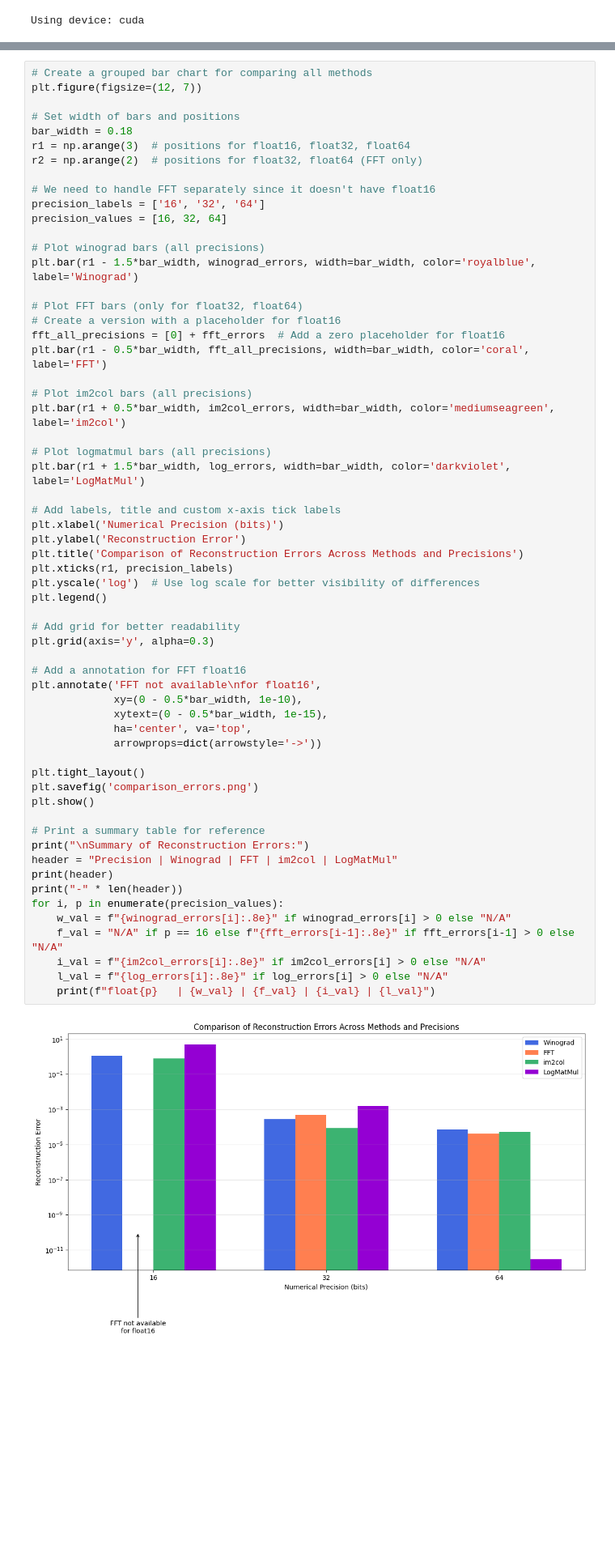
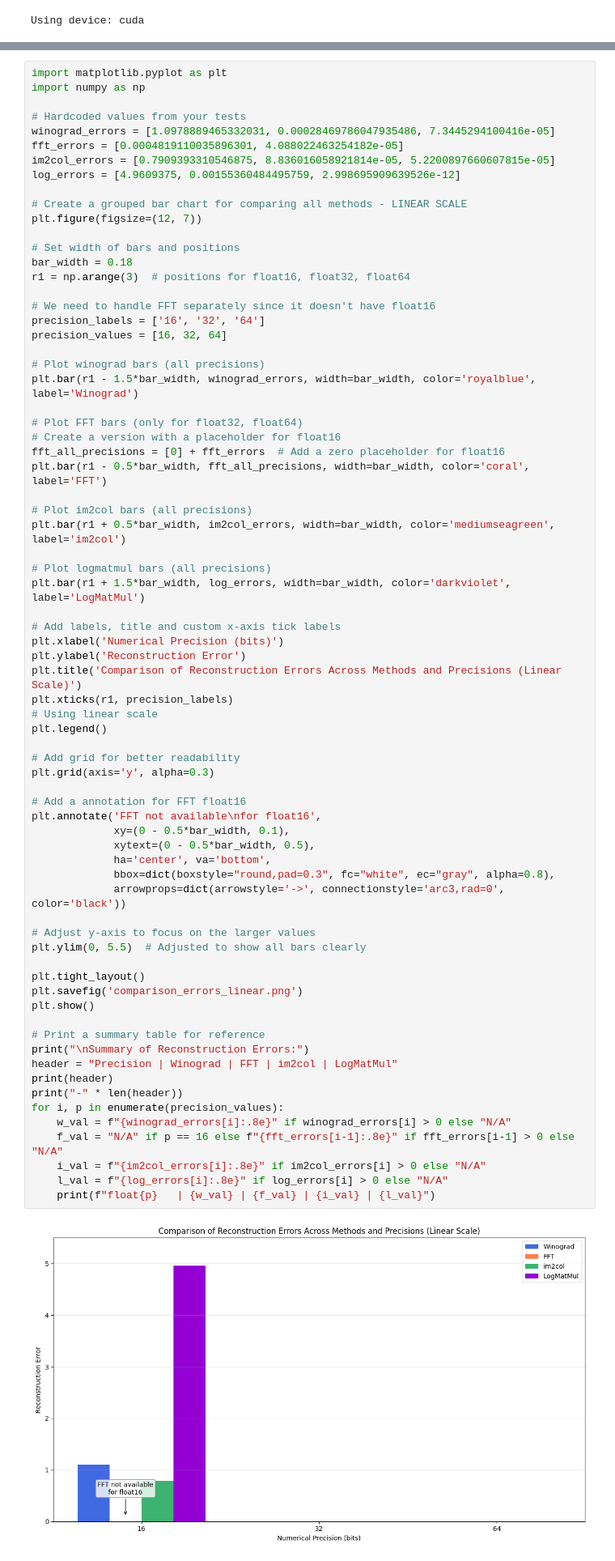
Before and after one commit to AaronGoldblatt/efficient-neural-network-numerics, a Jupyter notebook: 1-numerical_precision.ipynb, the cells around one changed output, grey strips where cells are left out. Shown at 81% size. Cells and saved outputs as stored; diff of their text form; blank space fills up the shorter version.

Commit message:
Part 3: Added line graphs for each method and fixed non log comparison bar graph

```diff
--- a/1-numerical_precision.ipynb
+++ b/1-numerical_precision.ipynb
@@ -482,11 +696,19 @@ plt.show()
 # %%
-# Create a grouped bar chart for comparing all methods
+import matplotlib.pyplot as plt
+import numpy as np
+
+# Hardcoded values from your tests
+winograd_errors = [1.0978889465332031, 0.00028469786047935486, 7.3445294100416e-05]
+fft_errors = [0.0004819110035896301, 4.088022463254182e-05]
+im2col_errors = [0.7909393310546875, 8.836016058921814e-05, 5.2200897660607815e-05]
+log_errors = [4.9609375, 0.00155360484495759, 2.998695909639526e-12]
+
+# Create a grouped bar chart for comparing all methods - LINEAR SCALE
 plt.figure(figsize=(12, 7))
 
 # Set width of bars and positions
 bar_width = 0.18
 r1 = np.arange(3)  # positions for float16, float32, float64
-r2 = np.arange(2)  # positions for float32, float64 (FFT only)
 
 # We need to handle FFT separately since it doesn't have float16
 precision_labels = ['16', '32', '64']
@@ -506,41 +728,45 @@ plt.bar(r1 + 0.5*bar_width, im2col_errors, width=bar_width, color='mediumseagree
 # Plot logmatmul bars (all precisions)
 plt.bar(r1 + 1.5*bar_width, log_errors, width=bar_width, color='darkviolet', label='LogMatMul')
 
 # Add labels, title and custom x-axis tick labels
 plt.xlabel('Numerical Precision (bits)')
 plt.ylabel('Reconstruction Error')
-plt.title('Comparison of Reconstruction Errors Across Methods and Precisions')
+plt.title('Comparison of Reconstruction Errors Across Methods and Precisions (Linear Scale)')
 plt.xticks(r1, precision_labels)
-plt.yscale('log')  # Use log scale for better visibility of differences
+# Using linear scale
 plt.legend()
 
 # Add grid for better readability
 plt.grid(axis='y', alpha=0.3)
 
 # Add a annotation for FFT float16
 plt.annotate('FFT not available\nfor float16',
-             xy=(0 - 0.5*bar_width, 1e-10),
-             xytext=(0 - 0.5*bar_width, 1e-15),
-             ha='center', va='top',
-             arrowprops=dict(arrowstyle='->'))
+             xy=(0 - 0.5*bar_width, 0.1),
+             xytext=(0 - 0.5*bar_width, 0.5),
+             ha='center', va='bottom',
+             bbox=dict(boxstyle="round,pad=0.3", fc="white", ec="gray", alpha=0.8),
+             arrowprops=dict(arrowstyle='->', connectionstyle='arc3,rad=0', color='black'))
+
+# Adjust y-axis to focus on the larger values
+plt.ylim(0, 5.5)  # Adjusted to show all bars clearly
 
 plt.tight_layout()
-plt.savefig('comparison_errors.png')
+plt.savefig('comparison_errors_linear.png')
 plt.show()
 
 # Print a summary table for reference
 print("\nSummary of Reconstruction Errors:")
 header = "Precision | Winograd | FFT | im2col | LogMatMul"
 print(header)
 print("-" * len(header))
 for i, p in enumerate(precision_values):
     w_val = f"{winograd_errors[i]:.8e}" if winograd_errors[i] > 0 else "N/A"
     f_val = "N/A" if p == 16 else f"{fft_errors[i-1]:.8e}" if fft_errors[i-1] > 0 else "N/A"
     i_val = f"{im2col_errors[i]:.8e}" if im2col_errors[i] > 0 else "N/A"
     l_val = f"{log_errors[i]:.8e}" if log_errors[i] > 0 else "N/A"
     print(f"float{p}   | {w_val} | {f_val} | {i_val} | {l_val}")
 # %% [output]
-[figure, old version]
+[figure, new version]
 Summary of Reconstruction Errors:
 Precision | Winograd | FFT | im2col | LogMatMul
 -----------------------------------------------
```
Also changed, not shown: parts of 4 cells of this notebook.
